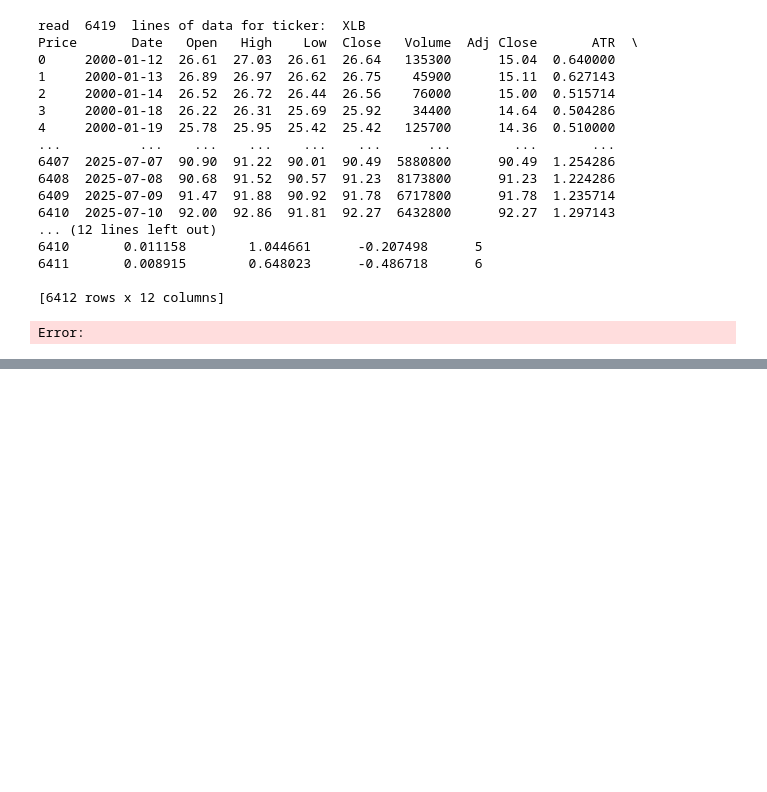
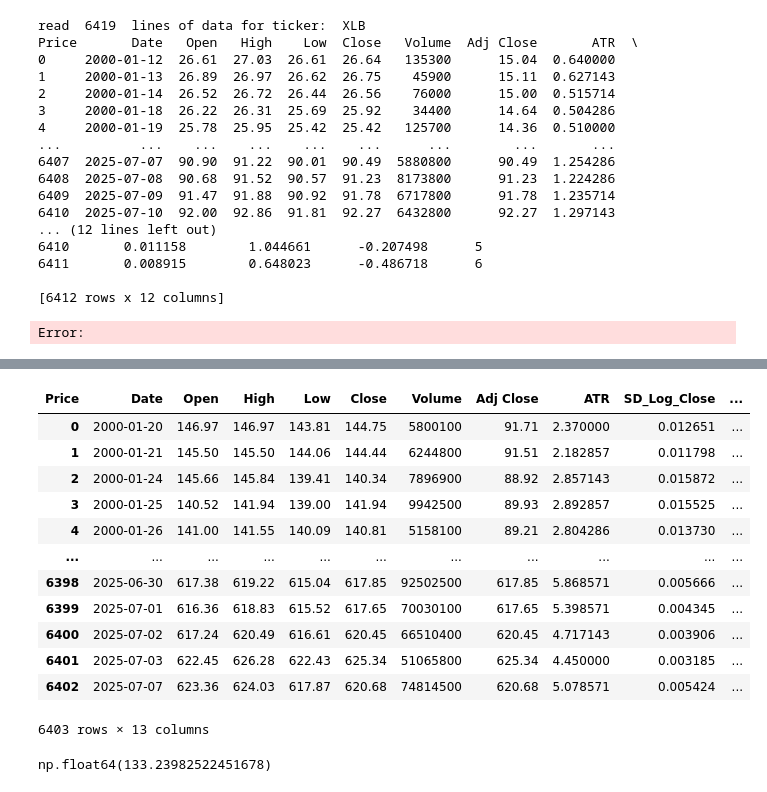
Before and after one commit to AkshayMurthy1/lstm-atr-prediction, a Jupyter notebook: stock-data/get_stock_data.ipynb, the cells around one changed output, grey strips where cells are left out. Drawn from its saved outputs; the diff is of its cells as text; code cells hidden in the pictures; blank space fills up the shorter version.

```diff
--- a/stock-data/get_stock_data.ipynb
+++ b/stock-data/get_stock_data.ipynb
@@ -449,0 +521,16 @@ df
+# %%
+df_n
+# %% [output]
+| Price | Date | Open | High | Low | Close | Volume | Adj Close | ATR | SD_Log_Close | ... |
+| 0 | 2000-01-20 | 146.97 | 146.97 | 143.81 | 144.75 | 5800100 | 91.71 | 2.370000 | 0.012651 | ... |
+| 1 | 2000-01-21 | 145.50 | 145.50 | 144.06 | 144.44 | 6244800 | 91.51 | 2.182857 | 0.011798 | ... |
+| 2 | 2000-01-24 | 145.66 | 145.84 | 139.41 | 140.34 | 7896900 | 88.92 | 2.857143 | 0.015872 | ... |
+| 3 | 2000-01-25 | 140.52 | 141.94 | 139.00 | 141.94 | 9942500 | 89.93 | 2.892857 | 0.015525 | ... |
+| 4 | 2000-01-26 | 141.00 | 141.55 | 140.09 | 140.81 | 5158100 | 89.21 | 2.804286 | 0.013730 | ... |
+| ... | ... | ... | ... | ... | ... | ... | ... | ... | ... | ... |
+| 6398 | 2025-06-30 | 617.38 | 619.22 | 615.04 | 617.85 | 92502500 | 617.85 | 5.868571 | 0.005666 | ... |
+| 6399 | 2025-07-01 | 616.36 | 618.83 | 615.52 | 617.65 | 70030100 | 617.65 | 5.398571 | 0.004345 | ... |
+| 6400 | 2025-07-02 | 617.24 | 620.49 | 616.61 | 620.45 | 66510400 | 620.45 | 4.717143 | 0.003906 | ... |
+| 6401 | 2025-07-03 | 622.45 | 626.28 | 622.43 | 625.34 | 51065800 | 625.34 | 4.450000 | 0.003185 | ... |
+| 6402 | 2025-07-07 | 623.36 | 624.03 | 617.87 | 620.68 | 74814500 | 620.68 | 5.078571 | 0.005424 | ... |
+6403 rows × 13 columns
@@ -449,0 +539,22 @@ df
+# %%
+
+def run_sim(df_n):
+    money = 200
+    shares = 0
+    for i in range(len(df_n['Open'])):
+        price = money/df_n['Open'].loc[i]
+        if (df_n['atr_slope_7'].loc[i] < 0) & (df_n['stock_slope'].loc[i] > 0):
+            max_shares = math.floor(price)
+            shares += max_shares
+            money -= (max_shares * price)
+        elif (df_n['atr_slope_7'].loc[i] > 0) & (df_n['stock_slope'].loc[i] < 0):
+            money+= (shares*price)
+            shares = 0
+    money+= (shares*price)
+    shares = 0
+
+    return money
+
+run_sim(df_n)
+# %% [output]
+np.float64(133.23982522451678)
```
Also changed, not shown: parts of 11 cells of this notebook, 2 other files.
